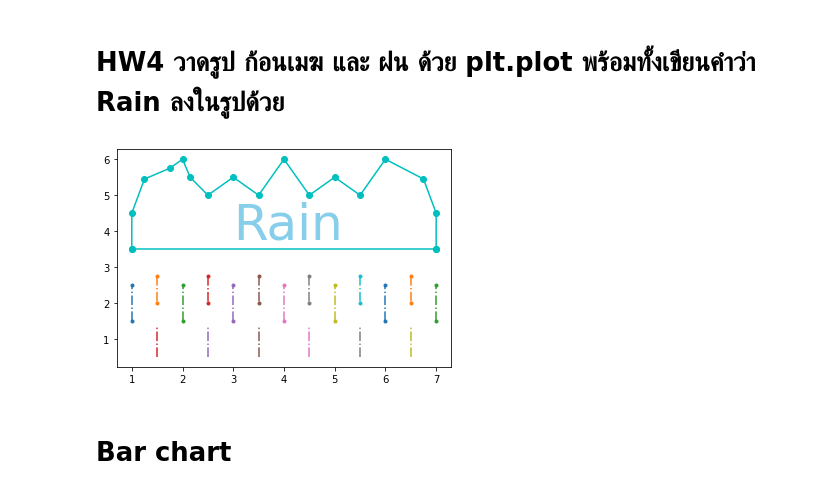
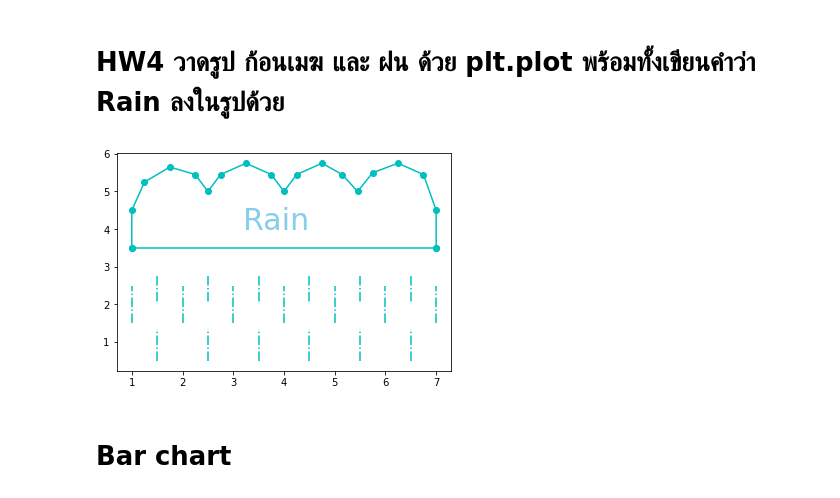
Before and after one commit to nxxk23/BasicProg_DataViz65, a Jupyter notebook: DataViz04_Data_Comparison.ipynb, the cells around one changed output. Drawn from its saved outputs; the diff is of its cells as text; code cells hidden in the pictures.

```diff
--- a/DataViz04_Data_Comparison.ipynb
+++ b/DataViz04_Data_Comparison.ipynb
@@ -179,32 +179,32 @@ plt.ylabel('size (cm)');
 # %% [markdown]
 # HW4 วาดรูป ก้อนเมฆ และ ฝน ด้วย plt.plot พร้อมทั้งเขียนคำว่า Rain ลงในรูปด้วย
 # %%
-plt.plot([1,1,1.25,1.75,2,2.15,2.5,3,3.5,4,4.5,5,5.5,6,6.75,7,7],[3.5,4.5,5.45,5.75,6,5.5,5,5.5,5,6,5,5.5,5,6,5.45,4.5,3.5],'co-');
+plt.plot([1,1,1.25,1.75,2.25,2.50,2.75,3.25,3.75,4,4.25,4.75,5.15,5.45,5.75,6.25,6.75,7,7],[3.5,4.5,5.25,5.65,5.45,5,5.45,5.75,5.45,5,5.45,5.75,5.45,5,5.50,5.75,5.45,4.5,3.5],'co-');
 plt.plot([1,7],[3.5,3.5],'co-');
 
-plt.plot([1,1],[1.5,2.5],'.-.');
-plt.plot([1.5,1.5],[2.75,2],'.-.');
-plt.plot([2,2],[1.5,2.5],'.-.');
-plt.plot([2.5,2.5],[2.75,2],'.-.');
-plt.plot([3,3],[1.5,2.5],'.-.');
-plt.plot([3.5,3.5],[2.75,2],'.-.');
-plt.plot([4,4],[1.5,2.5],'.-.');
-plt.plot([4.5,4.5],[2.75,2],'.-.');
-plt.plot([5,5],[1.5,2.5],'.-.');
-plt.plot([5.5,5.5],[2.75,2],'.-.');
-plt.plot([6,6],[1.5,2.5],'.-.');
-plt.plot([6.5,6.5],[2.75,2],'.-.');
-plt.plot([7,7],[1.5,2.5],'.-.');
+plt.plot([1,1],[1.5,2.5],'c-.');
+plt.plot([1.5,1.5],[2.75,2],'c-.');
+plt.plot([2,2],[1.5,2.5],'c-.');
+plt.plot([2.5,2.5],[2.75,2],'c-.');
+plt.plot([3,3],[1.5,2.5],'c-.');
+plt.plot([3.5,3.5],[2.75,2],'c-.');
+plt.plot([4,4],[1.5,2.5],'c-.');
+plt.plot([4.5,4.5],[2.75,2],'c-.');
+plt.plot([5,5],[1.5,2.5],'c-.');
+plt.plot([5.5,5.5],[2.75,2],'c-.');
+plt.plot([6,6],[1.5,2.5],'c-.');
+plt.plot([6.5,6.5],[2.75,2],'c-.');
+plt.plot([7,7],[1.5,2.5],'c-.');
 
-plt.plot([1.5,1.5],[0.5,1.35],'-.');
-plt.plot([2.5,2.5],[0.5,1.35],'-.');
-plt.plot([3.5,3.5],[0.5,1.35],'-.');
-plt.plot([4.5,4.5],[0.5,1.35],'-.');
-plt.plot([5.5,5.5],[0.5,1.35],'-.');
-plt.plot([6.5,6.5],[0.5,1.35],'-.');
-plt.text(3, 3.8, 'Rain', fontsize=50, color='skyblue');
+plt.plot([1.5,1.5],[0.5,1.35],'c-.');
+plt.plot([2.5,2.5],[0.5,1.35],'c-.');
+plt.plot([3.5,3.5],[0.5,1.35],'c-.');
+plt.plot([4.5,4.5],[0.5,1.35],'c-.');
+plt.plot([5.5,5.5],[0.5,1.35],'c-.');
+plt.plot([6.5,6.5],[0.5,1.35],'c-.');
+plt.text(3.2, 4, 'Rain', fontsize=30, color='skyblue');
 # %% [output]
-[figure, old version]
+[figure, new version]
 # %% [markdown]
  # Bar chart
 # %%
```
Also changed, not shown: parts of 3 cells of this notebook.
